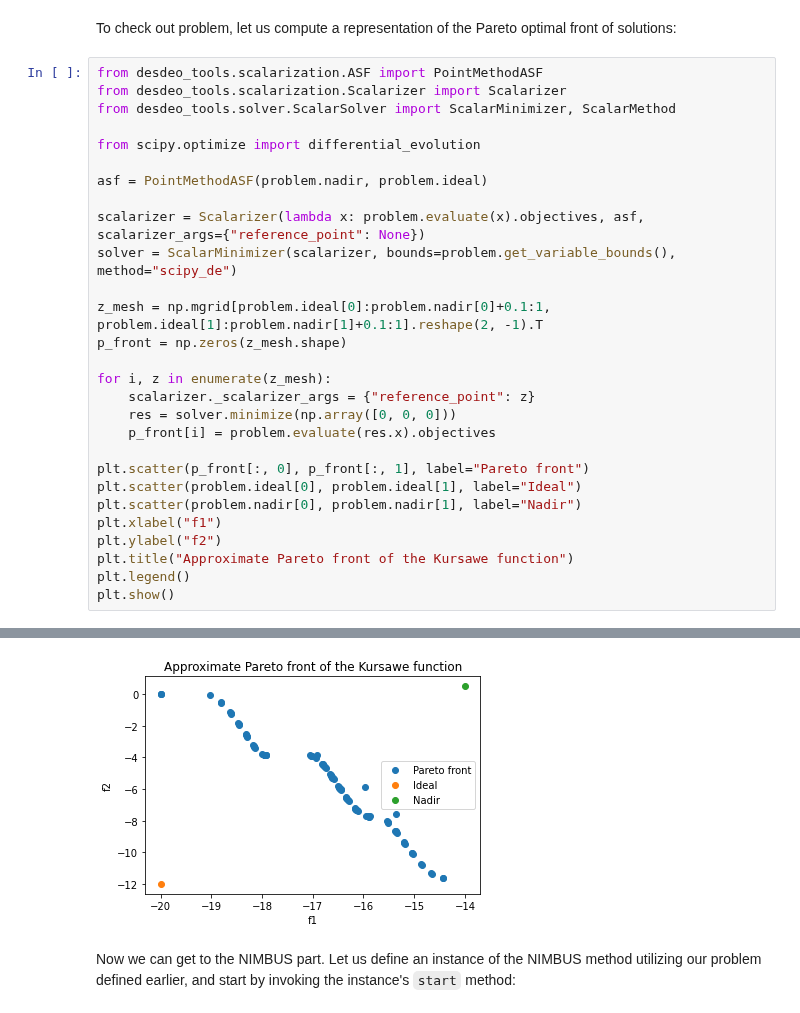
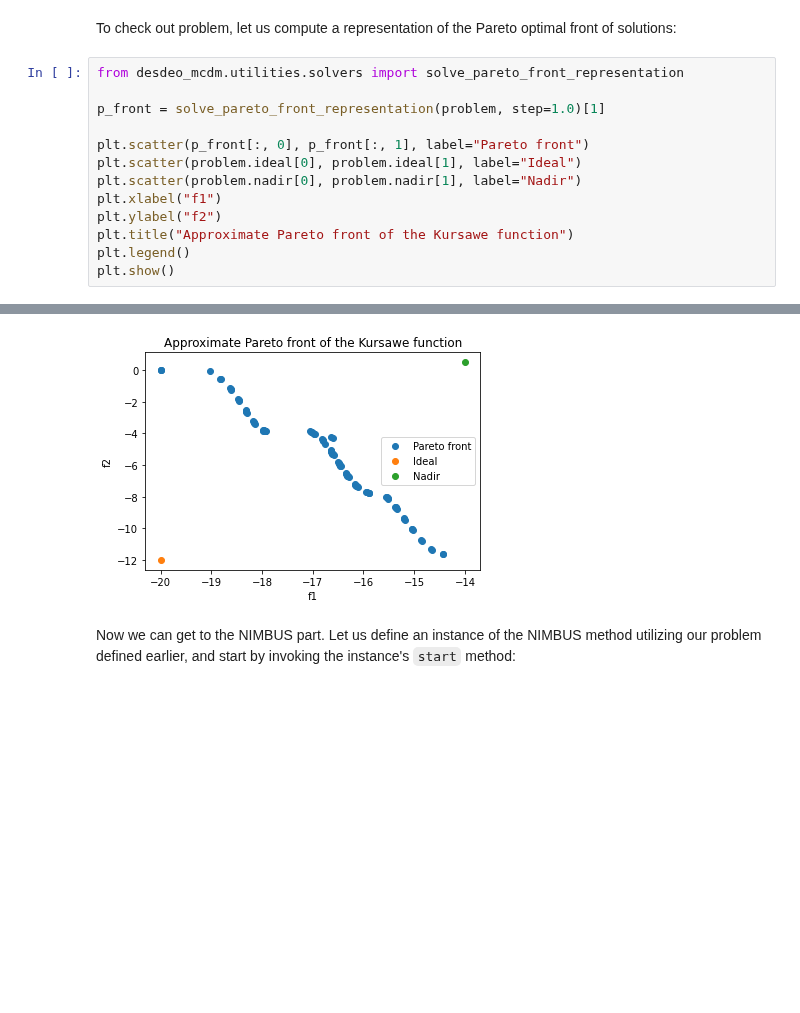
Before and after one commit to industrial-optimization-group/desdeo-mcdm, a Jupyter notebook: examples/synchronous_nimbus.ipynb, the cells around one changed output, grey strips where cells are left out. Cells and saved outputs as stored; diff of their text form; blank space fills up the shorter version.

Commit message:
Updated the nimbus notebook example with the utilities to compute a Pareto optimal front.

```diff
--- a/examples/synchronous_nimbus.ipynb
+++ b/examples/synchronous_nimbus.ipynb
@@ -37,24 +37,9 @@ problem = MOProblem(variables=varsl, objectives=[f1, f2], ideal=np.array([-20, -
 # %% [markdown]
 To check out problem, let us compute a representation of the Pareto optimal front of solutions:
 # %%
-from desdeo_tools.scalarization.ASF import PointMethodASF
-from desdeo_tools.scalarization.Scalarizer import Scalarizer
-from desdeo_tools.solver.ScalarSolver import ScalarMinimizer, ScalarMethod
+from desdeo_mcdm.utilities.solvers import solve_pareto_front_representation
 
-from scipy.optimize import differential_evolution
-
-asf = PointMethodASF(problem.nadir, problem.ideal)
-
-scalarizer = Scalarizer(lambda x: problem.evaluate(x).objectives, asf, scalarizer_args={"reference_point": None})
-solver = ScalarMinimizer(scalarizer, bounds=problem.get_variable_bounds(), method="scipy_de")
-
-z_mesh = np.mgrid[problem.ideal[0]:problem.nadir[0]+0.1:1, problem.ideal[1]:problem.nadir[1]+0.1:1].reshape(2, -1).T
-p_front = np.zeros(z_mesh.shape)
-
-for i, z in enumerate(z_mesh):
-    scalarizer._scalarizer_args = {"reference_point": z}
-    res = solver.minimize(np.array([0, 0, 0]))
-    p_front[i] = problem.evaluate(res.x).objectives
+p_front = solve_pareto_front_representation(problem, step=1.0)[1]
 
 plt.scatter(p_front[:, 0], p_front[:, 1], label="Pareto front")
 plt.scatter(problem.ideal[0], problem.ideal[1], label="Ideal")
@@ -85,4 +54,4 @@ plt.show()
-[figure, old version]
+[figure, new version]
 # %% [markdown]
 Now we can get to the NIMBUS part. Let us define an instance of the NIMBUS method utilizing our problem defined earlier, and start by invoking the instance's `start` method:
 # %%
```
Also changed, not shown: parts of 9 cells of this notebook, 1 other file.
